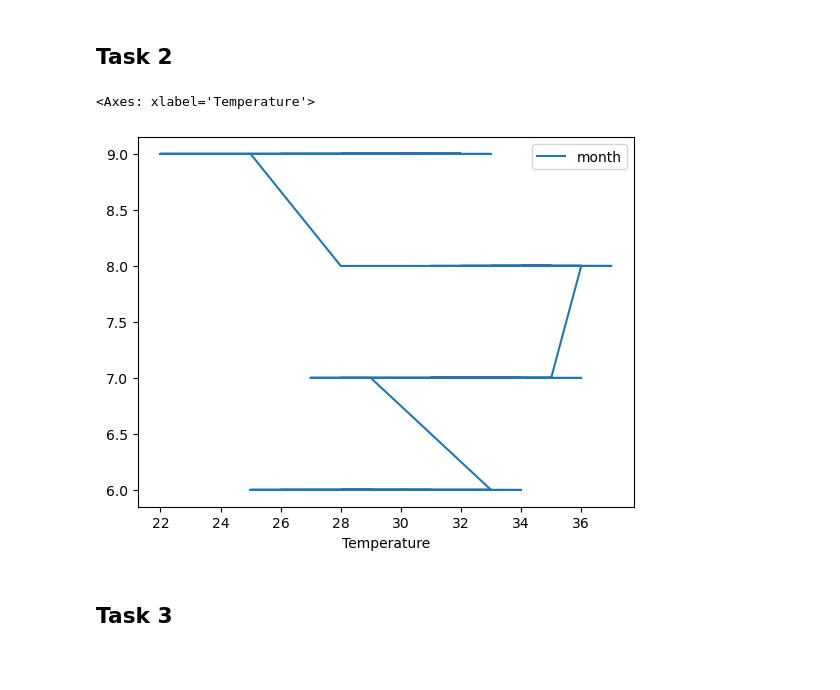
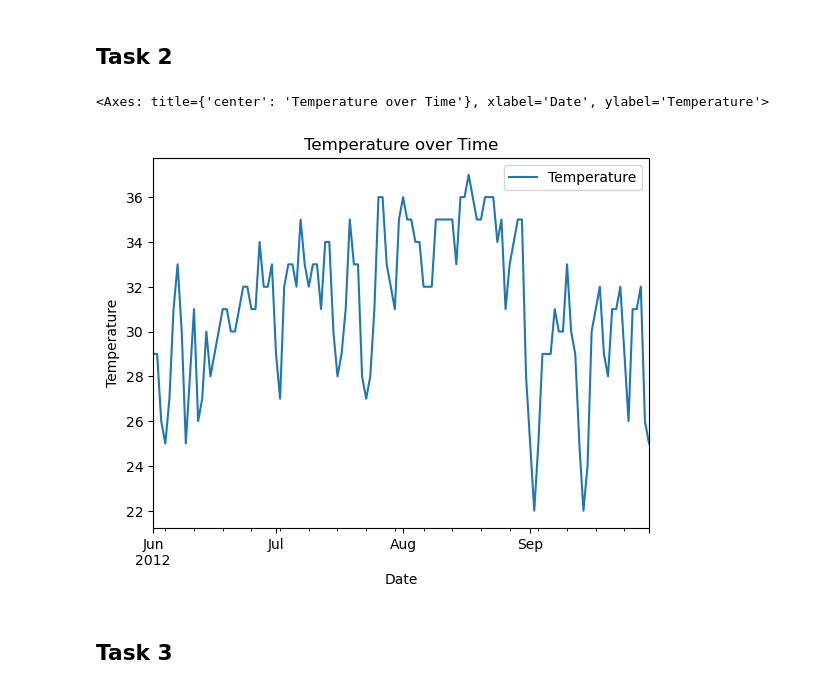
Before and after one commit to Jairik/Data-Visualization-Machine-Learning, a Jupyter notebook: Basic Datasets & Visualization/Basic_Datasets.ipynb, the cells around one changed output. Cells and saved outputs as stored; diff of their text form; code cells hidden in the pictures; blank space fills up the shorter version.

```diff
--- a/Basic Datasets & Visualization/Basic_Datasets.ipynb
+++ b/Basic Datasets & Visualization/Basic_Datasets.ipynb
@@ -60,12 +62,12 @@ Unique Values of Wind Speed:  [12 13 14 11 17 18 15 21 16 10  9 19  8  6 29]
 Sample Count:  122
 # %% [markdown]
 ## Task 2
-# %%
-# Need to calculate the total number of days
-b_df.plot.line(x='Temperature')
-# %% [output]
-<Axes: xlabel='Temperature'>
-[figure, removed]
+# %%
+b_df['Date'] = pd.to_datetime(b_df[['year', 'month', 'day']])  # Creating new column for date
+b_df.plot.line(x='Date', y='Temperature', title='Temperature over Time', ylabel='Temperature')
+# %% [output]
+<Axes: title={'center': 'Temperature over Time'}, xlabel='Date', ylabel='Temperature'>
+[figure, added]
 # %% [markdown]
 ## Task 3
 # %%
```
Also changed, not shown: parts of 5 cells of this notebook, 2 other files.
